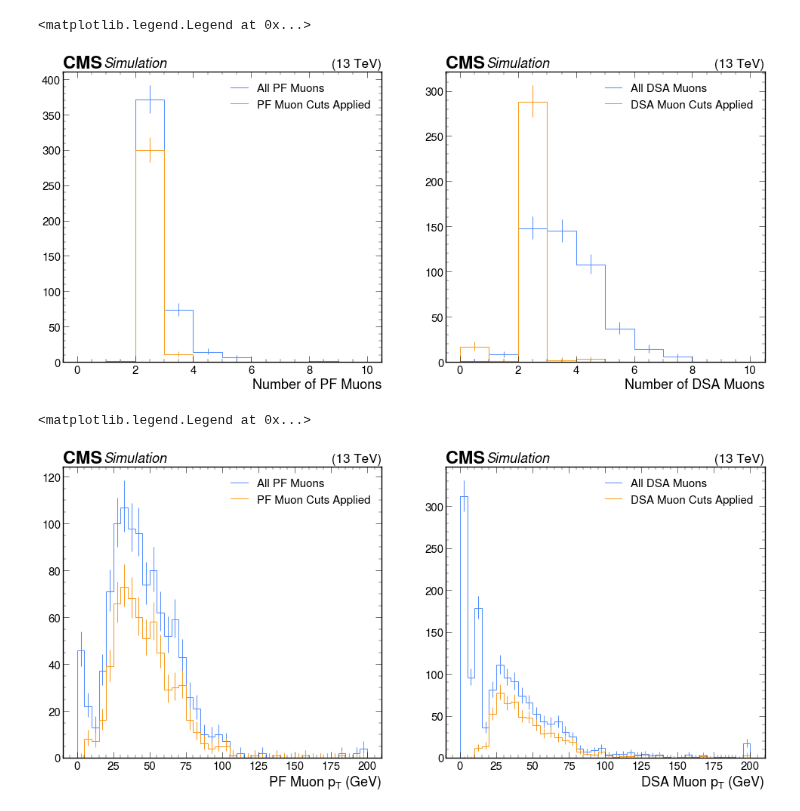
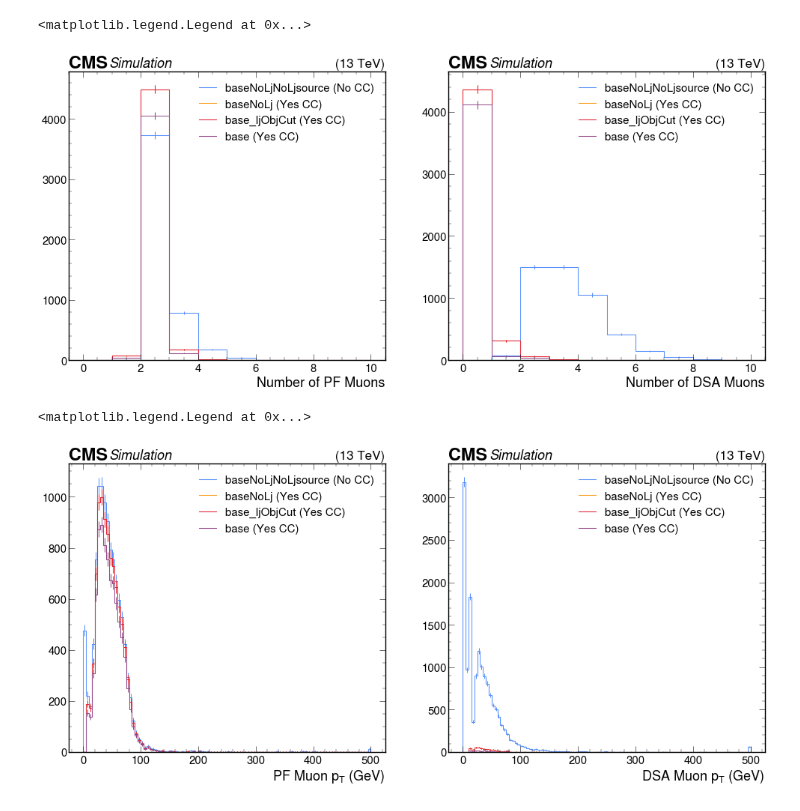
Before and after one commit to yeopjjang/SIDM, a Jupyter notebook: sidm/studies/Muon_crosscleaning/Simple_test.ipynb, the cells around one changed output. Drawn from its saved outputs; the diff is of its cells as text; code cells hidden in the pictures.

Commit message:
Add cross-cleaning selection into all different channel

```diff
--- a/sidm/studies/Muon_crosscleaning/Simple_test.ipynb
+++ b/sidm/studies/Muon_crosscleaning/Simple_test.ipynb
@@ -28,15 +28,12 @@ import numpy as np
 # %%
 samples = [
     "2Mu2E_200GeV_5p0GeV_0p2mm",
-    "2Mu2E_200GeV_5p0GeV_200p0mm",
-    "2Mu2E_1000GeV_0p25GeV_0p002mm",
-    "2Mu2E_1000GeV_0p25GeV_2p0mm",
 ]
 # %%
-fileset = utilities.make_fileset(samples[0:4],
+fileset = utilities.make_fileset(samples[0:1],
                                  "llpNanoAOD_v2",
                                  location_cfg="signal_2mu2e_v10.yaml",
-                                 max_files = 1,
+                                 max_files = 10,
                                 )
 # %%
 runner = processor.Runner(
@@ -47,12 +44,12 @@ runner = processor.Runner(
 )
 
 channels = [
-    "baseNoLjNoLjsource", "base",
+    "baseNoLjNoLjsource", "baseNoLj", "base_ljObjCut", "base",
 ]
 
 p = sidm_processor.SidmProcessor(
     channels,
-    ["muon_base", "dsaMuon_base"],
+    ["muon_base", "dsaMuon_base", "lj_lj_base"],
     unweighted_hist=True,
 )
 
@@ -107,34 +104,42 @@ plt.subplot(1,2,1)
 utilities.plot([
     out[samples[0]]["hists"]["muon_n"][channels[0], :],
     out[samples[0]]["hists"]["muon_n"][channels[1], :],
+    out[samples[0]]["hists"]["muon_n"][channels[2], :],
+    out[samples[0]]["hists"]["muon_n"][channels[3], :],
 ])
-plt.legend(["All PF Muons", "PF Muon Cuts Applied"])
+plt.legend(["baseNoLjNoLjsource (No CC)", "baseNoLj (Yes CC)", "base_ljObjCut (Yes CC)", "base (Yes CC)"])
 
 plt.subplot(1,2,2)
 utilities.plot([
     out[samples[0]]["hists"]["dsaMuon_n"][channels[0], :],
     out[samples[0]]["hists"]["dsaMuon_n"][channels[1], :],
+    out[samples[0]]["hists"]["dsaMuon_n"][channels[2], :],
+    out[samples[0]]["hists"]["dsaMuon_n"][channels[3], :],
 ])
-plt.legend(["All DSA Muons", "DSA Muon Cuts Applied"])
+plt.legend(["baseNoLjNoLjsource (No CC)", "baseNoLj (Yes CC)", "base_ljObjCut (Yes CC)", "base (Yes CC)"])
 # %% [output]
 <matplotlib.legend.Legend at 0x...>
-[figure, old version]
+[figure, new version]
 # %%
 plt.subplots(1,2,figsize=(24,10))
 
 plt.subplot(1,2,1)
 utilities.plot([
-    out[samples[0]]["hists"]["muon_pt"][channels[0], :200j],
-    out[samples[0]]["hists"]["muon_pt"][channels[1], :200j],
+    out[samples[0]]["hists"]["muon_pt"][channels[0], :],
+    out[samples[0]]["hists"]["muon_pt"][channels[1], :],
+    out[samples[0]]["hists"]["muon_pt"][channels[2], :],
+    out[samples[0]]["hists"]["muon_pt"][channels[3], :],
 ])
-plt.legend(["All PF Muons", "PF Muon Cuts Applied"])
+plt.legend(["baseNoLjNoLjsource (No CC)", "baseNoLj (Yes CC)", "base_ljObjCut (Yes CC)", "base (Yes CC)"])
 
 plt.subplot(1,2,2)
 utilities.plot([
-    out[samples[0]]["hists"]["dsaMuon_pt"][channels[0], :200j],
-    out[samples[0]]["hists"]["dsaMuon_pt"][channels[1], :200j],
+    out[samples[0]]["hists"]["dsaMuon_pt"][channels[0], :],
+    out[samples[0]]["hists"]["dsaMuon_pt"][channels[1], :],
+    out[samples[0]]["hists"]["dsaMuon_pt"][channels[2], :],
+    out[samples[0]]["hists"]["dsaMuon_pt"][channels[3], :],
 ])
-plt.legend(["All DSA Muons", "DSA Muon Cuts Applied"])
+plt.legend(["baseNoLjNoLjsource (No CC)", "baseNoLj (Yes CC)", "base_ljObjCut (Yes CC)", "base (Yes CC)"])
 # %% [output]
 <matplotlib.legend.Legend at 0x...>
-[figure, old version]
+[figure, new version]
```
Also changed, not shown: parts of 4 cells of this notebook, 1 other file.
